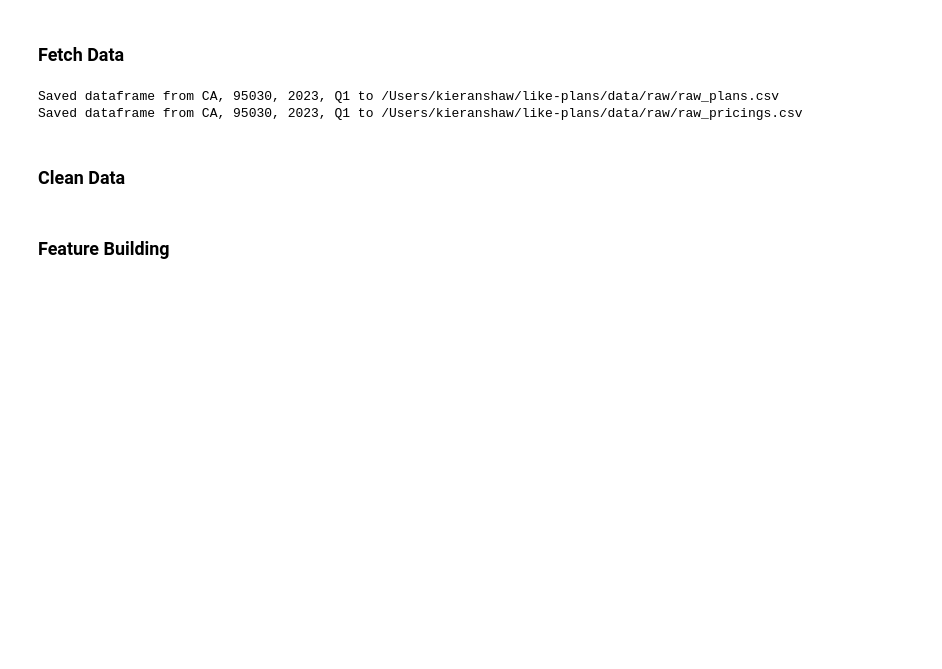
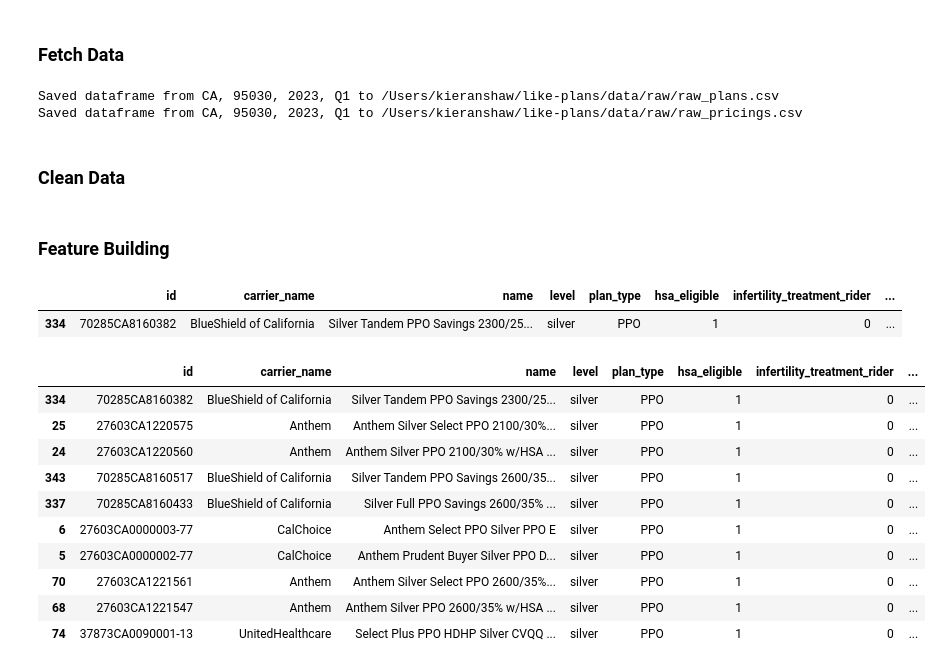
Before and after one commit to Kieran-Shaw/like-plans, a Jupyter notebook: src/main.ipynb, the cells around one changed output. Saved outputs shown, nothing was run; the diff lists cells and outputs as text; code cells hidden in the pictures; blank space fills up the shorter version.

```diff
--- a/src/main.ipynb
+++ b/src/main.ipynb
@@ -1,7 +1,13 @@
 # %%
 import pandas as pd
+import numpy as np
 from data.get_data import FetchPlansPricings
 from data.clean_data import HMOEPOCleaner, PPOPOSCleaner
+from features.feature_building import FeatureEngineer
+from models.v1_model import MedicalPlanSimilarityModel
+from sklearn.neighbors import NearestNeighbors
+pd.set_option('display.max_columns',None)
+pd.set_option('display.max_rows', None)
 # %% [markdown]
 ### Fetch Data
 # %%
@@ -30,3 +37,6 @@ hmo_epo_cleaner.save_data(df=hmo_epo_cleaned_data)
 ppo_pos_cleaner.save_data(df=ppo_pos_cleaned_data)
 # %% [markdown]
 ### Feature Building
+# %%
+hmo_epo_cleaned_df = pd.read_csv("~/like-plans/data/processed/hmo_epo_plans_cleaned.csv")
+ppo_pos_cleaned_df = pd.read_csv("~/like-plans/data/processed/ppo_pos_plans_cleaned.csv")
@@ -32,0 +49,19 @@ ppo_pos_cleaner.save_data(df=ppo_pos_cleaned_data)
+# %%
+random_plan
+# %% [output]
+|  | id | carrier_name | name | level | plan_type | hsa_eligible | infertility_treatment_rider | ... |
+| 334 | 70285CA8160382 | BlueShield of California | Silver Tandem PPO Savings 2300/25... | silver | PPO | 1 | 0 | ... |
+# %%
+similar_plans
+# %% [output]
+|  | id | carrier_name | name | level | plan_type | hsa_eligible | infertility_treatment_rider | ... |
+| 334 | 70285CA8160382 | BlueShield of California | Silver Tandem PPO Savings 2300/25... | silver | PPO | 1 | 0 | ... |
+| 25 | 27603CA1220575 | Anthem | Anthem Silver Select PPO 2100/30%... | silver | PPO | 1 | 0 | ... |
+| 24 | 27603CA1220560 | Anthem | Anthem Silver PPO 2100/30% w/HSA ... | silver | PPO | 1 | 0 | ... |
+| 343 | 70285CA8160517 | BlueShield of California | Silver Tandem PPO Savings 2600/35... | silver | PPO | 1 | 0 | ... |
+| 337 | 70285CA8160433 | BlueShield of California | Silver Full PPO Savings 2600/35% ... | silver | PPO | 1 | 0 | ... |
+| 6 | 27603CA0000003-77 | CalChoice | Anthem Select PPO Silver PPO E | silver | PPO | 1 | 0 | ... |
+| 5 | 27603CA0000002-77 | CalChoice | Anthem Prudent Buyer Silver PPO D... | silver | PPO | 1 | 0 | ... |
+| 70 | 27603CA1221561 | Anthem | Anthem Silver Select PPO 2600/35%... | silver | PPO | 1 | 0 | ... |
+| 68 | 27603CA1221547 | Anthem | Anthem Silver PPO 2600/35% w/HSA ... | silver | PPO | 1 | 0 | ... |
+| 74 | 37873CA0090001-13 | UnitedHealthcare | Select Plus PPO HDHP Silver CVQQ ... | silver | PPO | 1 | 0 | ... |
```
Also changed, not shown: parts of 13 cells of this notebook, 8 other files.
